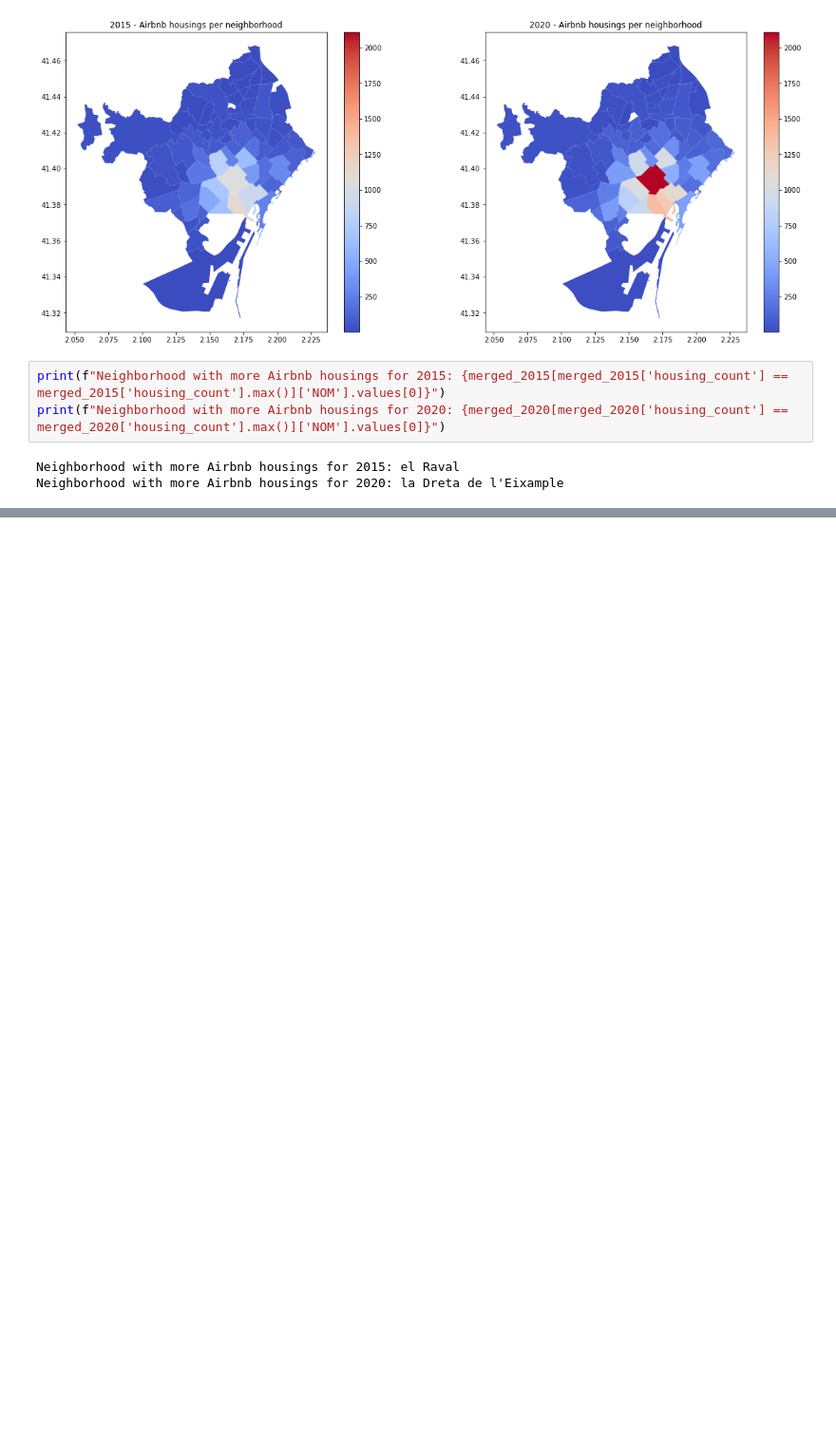
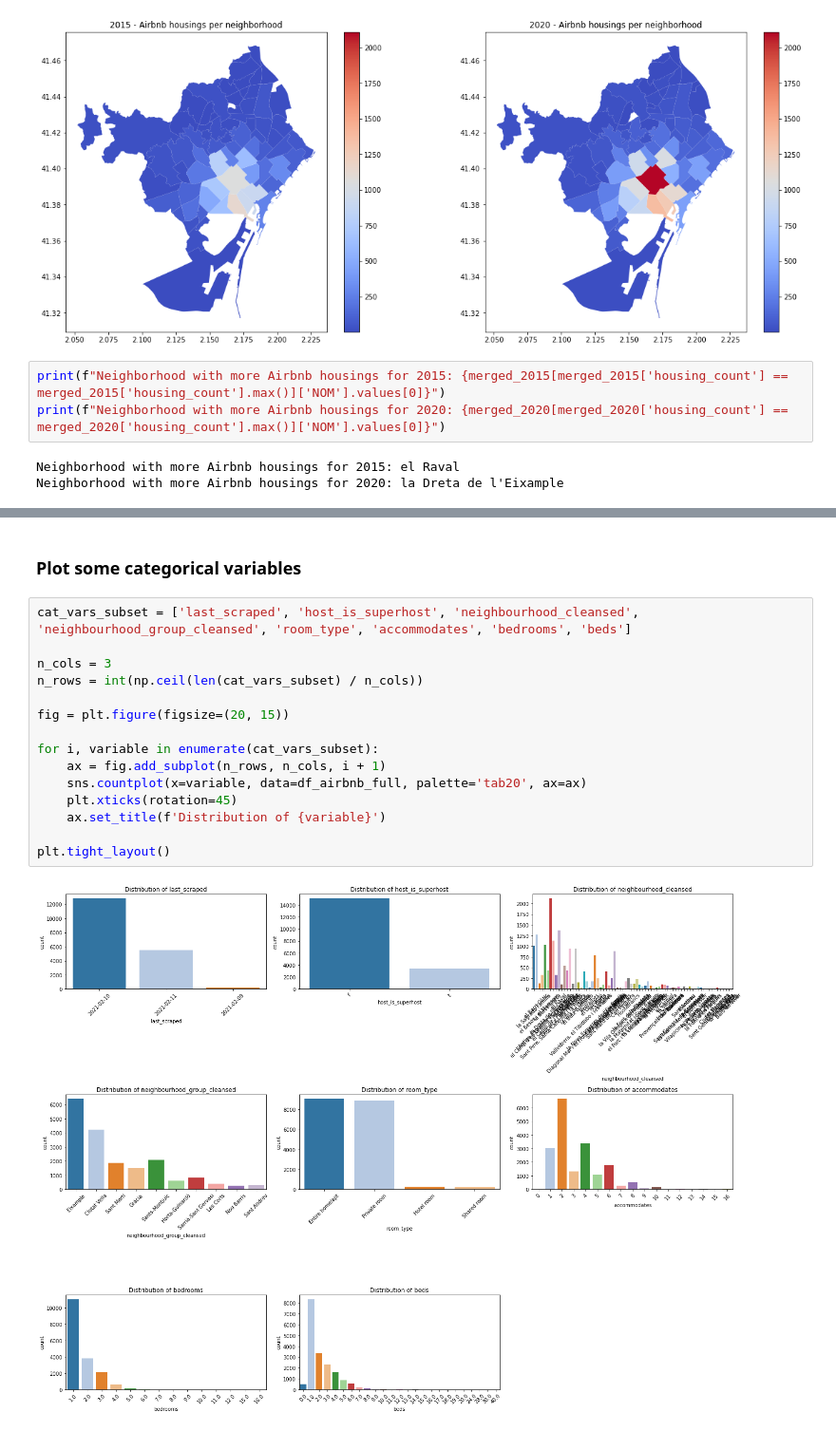
Before and after one commit to AntoniaVillarino/renting_airbnb_barcelona, a Jupyter notebook: airbnb_EDA.ipynb, the cells around one changed output, grey strips where cells are left out. Shown at 95% size. Cells and saved outputs as stored; diff of their text form; blank space fills up the shorter version.

```diff
--- a/airbnb_EDA.ipynb
+++ b/airbnb_EDA.ipynb
@@ -244,0 +314,19 @@ Neighborhood with more Airbnb housings for 2020: la Dreta de l'Eixample
+# %% [markdown]
+### Plot some categorical variables
+# %%
+cat_vars_subset = ['last_scraped', 'host_is_superhost', 'neighbourhood_cleansed', 'neighbourhood_group_cleansed', 'room_type', 'accommodates', 'bedrooms', 'beds']
+
+n_cols = 3
+n_rows = int(np.ceil(len(cat_vars_subset) / n_cols))
+
+fig = plt.figure(figsize=(20, 15))
+
+for i, variable in enumerate(cat_vars_subset):
+    ax = fig.add_subplot(n_rows, n_cols, i + 1)
+    sns.countplot(x=variable, data=df_airbnb_full, palette='tab20', ax=ax)
+    plt.xticks(rotation=45)
+    ax.set_title(f'Distribution of {variable}')
+
+plt.tight_layout()
+# %% [output]
+[figure, added]
```
Also changed, not shown: parts of 25 cells of this notebook.
